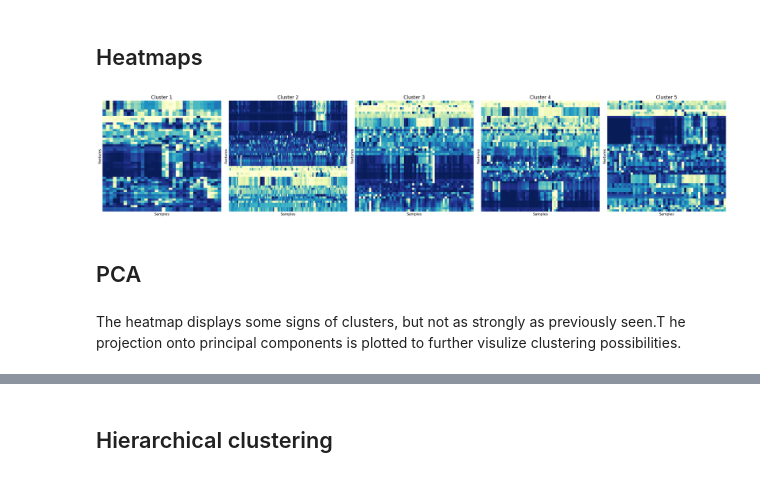
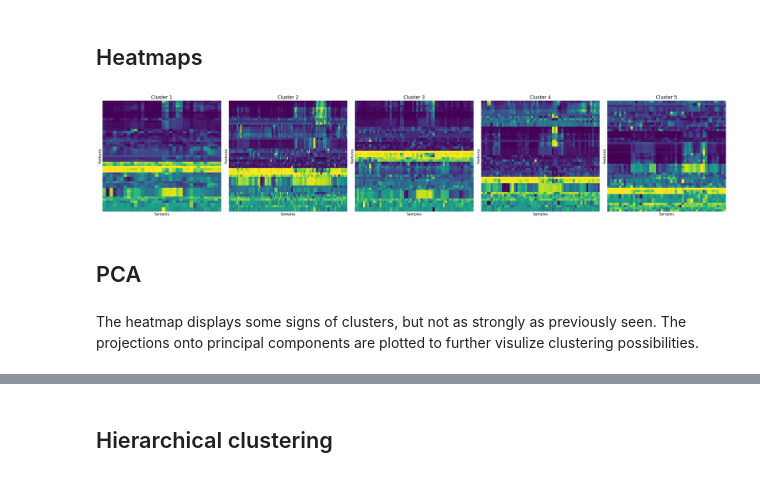
Before and after one commit to ClaraML96/02582_case2, a Jupyter notebook: final_script.ipynb, the cells around one changed output, grey strips where cells are left out. Drawn from its saved outputs; the diff is of its cells as text; code cells hidden in the pictures.

```diff
--- a/final_script.ipynb
+++ b/final_script.ipynb
@@ -215,9 +215,9 @@ The features 'afraid' and 'hsotile' mainly takes the value 1, and are thus remov
 quest_data_cleaned = quest_data.drop(columns=[col for col in quest_data.columns if 'afraid' in col or 'hostile' in col])
 
 # Remove rows with remaining NaNs
-nan_row_idx_quest = np.where(quest_data_cleaned.isna() == True)[0]
-idx_quest_data_cleaned = idx_data.drop(np.unique(nan_row_idx_quest))
-quest_data_cleaned = quest_data_cleaned.drop(np.unique(nan_row_idx_quest))
+nan_row_idx_quest = quest_data_cleaned.isna().any(axis=1)
+idx_quest_data_cleaned = idx_data[~nan_row_idx_quest]
+quest_data_cleaned = quest_data_cleaned[~nan_row_idx_quest]
 
 # Convert to integers
 quest_data_cleaned = quest_data_cleaned.astype(int)
@@ -540,7 +590,8 @@ In order to further explore the groups, data of the physiological responses are
 # %%
 # Combine all physiological columns
 phys_data = pd.concat([eda_data, hr_data, temp_data], axis=1)
-phys_feature_columns = phys_data.columns.values.tolist()
-phys_feature_no = phys_data.shape[1]
+phys_data_cleaned = phys_data.loc[idx_quest_data_cleaned].copy()
+phys_feature_columns = phys_data_cleaned.columns.values.tolist()
+phys_feature_no = phys_data_cleaned.shape[1]
 # %%
 # Locate NaNs
@@ -551,9 +602,9 @@ np.where(phys_data.isna() == True)
 Only one sample has missing values, and this row is removed from further analysis.
 # %%
 # Remove rows with NaNs
-nan_row_idx_phys = np.where(phys_data.isna() == True)[0]
-idx_phys_data_cleaned = idx_data.drop(np.unique(nan_row_idx_phys))
-phys_data_cleaned = phys_data.drop(np.unique(nan_row_idx_phys))
+nan_row_idx_phys = phys_data_cleaned.isna().any(axis=1)
+phys_data_cleaned = phys_data_cleaned[~nan_row_idx_phys]
+idx_phys_data_cleaned = idx_quest_data_cleaned[~nan_row_idx_phys]
 # %% [markdown]
 ### Separate into clusters
 # %%
@@ -588,20 +639,21 @@ Samples in Cluster 5: 51
 scaler = MinMaxScaler()
 normalized_phys_data = pd.DataFrame(
     scaler.fit_transform(phys_data_cleaned),
-    columns=phys_data_cleaned.columns,
-    index=phys_data_cleaned.index)
+    columns = phys_data_cleaned.columns,
+    index = phys_data_cleaned.index)
 phys_features_all = normalized_phys_data[phys_feature_columns]
+scaler_fitted = scaler.fit(phys_data_cleaned)
 
 normalized_phys_clusters = {}
 phys_features_all_clusters = {}
 
-# Iterate through each cluster and correctly assign cluster-specific data
+# Repeat for clusters
 for k in range(n_clusters):
-    cluster_phys_data = clusters[k]  # This should be the data for cluster k
+    cluster_phys_data = clusters[k]
     normalized_data = pd.DataFrame(
-        scaler.fit_transform(cluster_phys_data),  # Normalize cluster k's data
-        columns=cluster_phys_data.columns,
-        index=cluster_phys_data.index)
+        scaler_fitted.transform(cluster_phys_data),
+        columns = cluster_phys_data.columns,
+        index = cluster_phys_data.index)
 
     normalized_phys_clusters[k] = normalized_data
     phys_features_cluster_k = normalized_phys_clusters[k][phys_feature_columns]
@@ -649,33 +701,33 @@ plt.show()
 # %%
 # Set up one figure with subplots
 fig, axes = plt.subplots(1, n_clusters, figsize=(6 * n_clusters, 6), squeeze=False)
 axes = axes.flatten()
 
 for k in range(n_clusters):
     phys_features_cluster_k = phys_features_all_clusters[k]
     Z_k = linkage(phys_features_cluster_k.T, method='ward')
     col_order = leaves_list(Z_k)
     ordered_features = phys_features_cluster_k.T.iloc[col_order]
 
     sn.heatmap(ordered_features,
-               cmap='YlGnBu_r',
+               cmap='viridis',
                ax=axes[k],
                cbar=False)
 
     axes[k].set_title(f'Cluster {k+1}', size=16)
     axes[k].set_xlabel('Samples', size=12)
     axes[k].set_ylabel('Faetures', size=12)
     axes[k].set_xticks([])
     axes[k].set_yticks([])
 
 plt.tight_layout()
 plt.show()
 # %% [output]
-[figure, old version]
+[figure, new version]
 # %% [markdown]
 ## PCA
 # %% [markdown]
-The heatmap displays some signs of clusters, but not as strongly as previously seen.T he projection onto principal components is plotted to further visulize clustering possibilities.
+The heatmap displays some signs of clusters, but not as strongly as previously seen. The projections onto principal components are plotted to further visulize clustering possibilities.
 # %%
 # Set up one figure with subplots
 fig, axes = plt.subplots(1, n_clusters, figsize=(6 * n_clusters, 6), squeeze=False)
```
Also changed, not shown: parts of 31 cells of this notebook.
